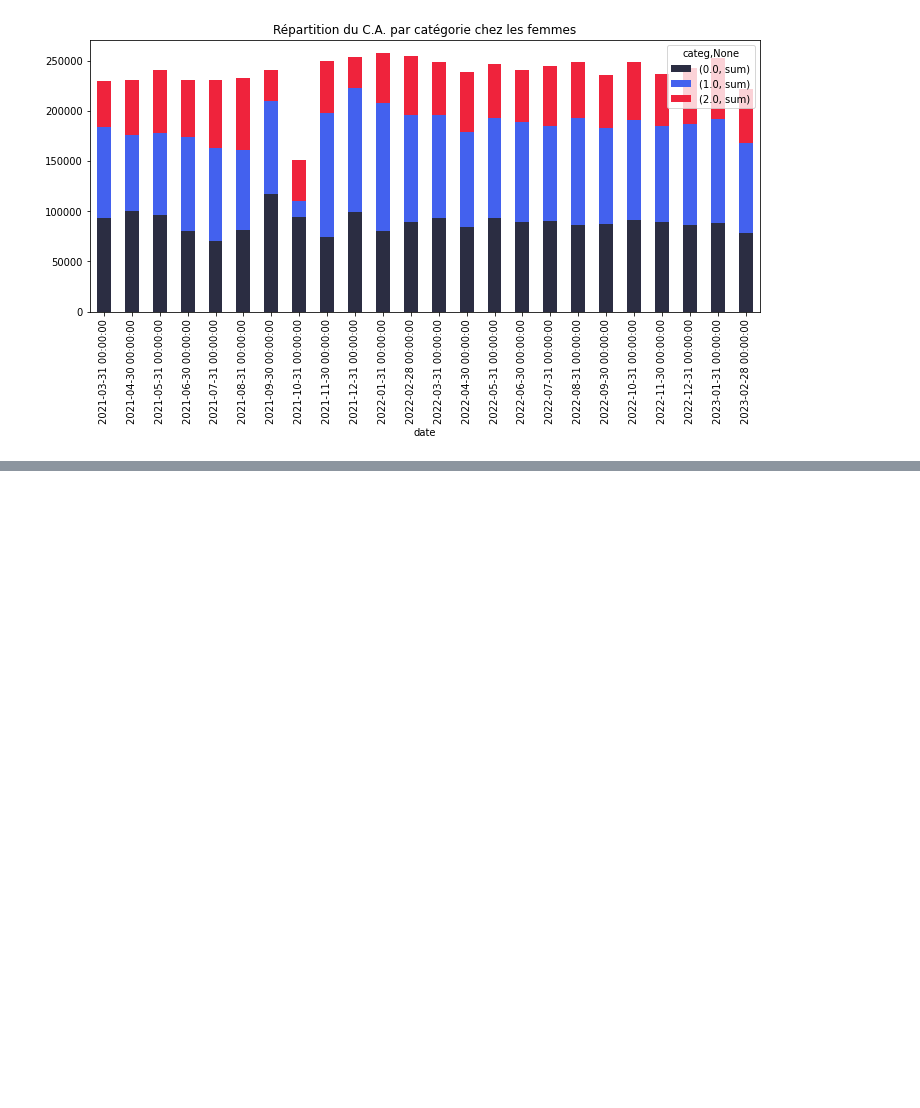
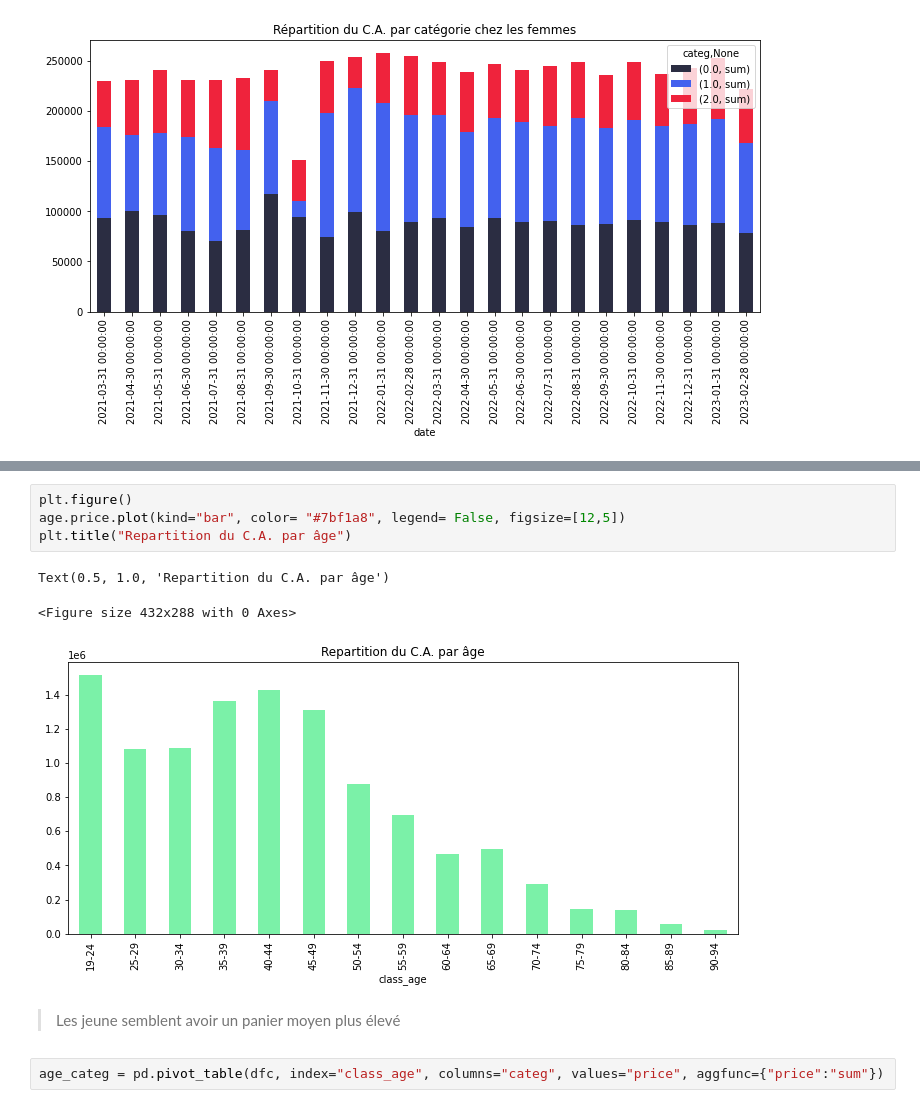
Before and after one commit to Valeeew/Analyze-bookstore-sales, a Jupyter notebook: Turnover_analyze.ipynb, the cells around one changed output, grey strips where cells are left out. Drawn from its saved outputs; the diff is of its cells as text; blank space fills up the shorter version.

```diff
--- a/Turnover_analyze.ipynb
+++ b/Turnover_analyze.ipynb
@@ -272,0 +307,12 @@ Text(0.5, 1.0, 'Répartition du C.A. par catégorie chez les femmes')
+# %%
+plt.figure()
+age.price.plot(kind="bar", color= "#7bf1a8", legend= False, figsize=[12,5])
+plt.title("Repartition du C.A. par âge")
+# %% [output]
+Text(0.5, 1.0, 'Repartition du C.A. par âge')
+<Figure size 432x288 with 0 Axes>
+[figure, added]
+# %% [markdown]
+> Les jeune semblent avoir un panier moyen plus élevé
+# %%
+age_categ = pd.pivot_table(dfc, index="class_age", columns="categ", values="price", aggfunc={"price":"sum"})
```
Also changed, not shown: parts of 9 cells of this notebook.
